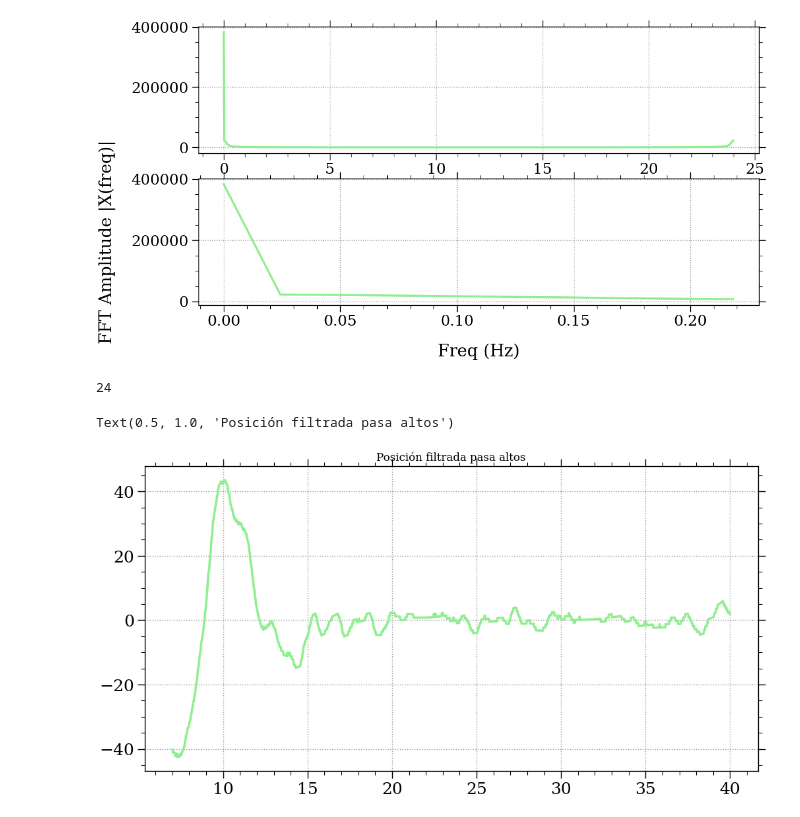
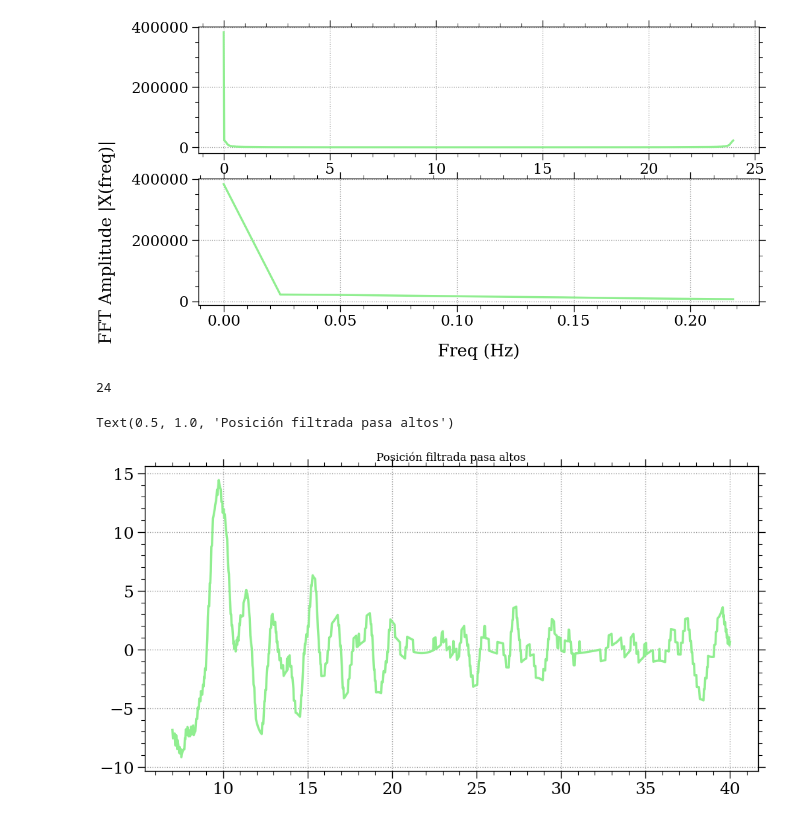
Before and after one commit to Martin-Palomeque/PID, a Jupyter notebook: Incerteza_vaso.ipynb, the cells around one changed output. Saved outputs shown, nothing was run; the diff lists cells and outputs as text; code cells hidden in the pictures.

```diff
--- a/Incerteza_vaso.ipynb
+++ b/Incerteza_vaso.ipynb
@@ -129,14 +129,14 @@ Text(0, 0.5, 'FFT Amplitude |X(freq)|')
 # %%
 fs = int(len(t)/t[-1])
 print(fs)
-highpass_h = butter_highpass_filter(h,0.1,fs,2)
+highpass_h = butter_highpass_filter(h,0.2,fs,2)
 fig, ax = plt.subplots()
 ax.plot(t,highpass_h)
 ax.set_title(f'Posición filtrada pasa altos')
 # %% [output]
 24
 Text(0.5, 1.0, 'Posición filtrada pasa altos')
-[figure, old version]
+[figure, new version]
 # %%
 import statistics
 from scipy.stats import norm
```
Also changed, not shown: parts of 3 cells of this notebook.
